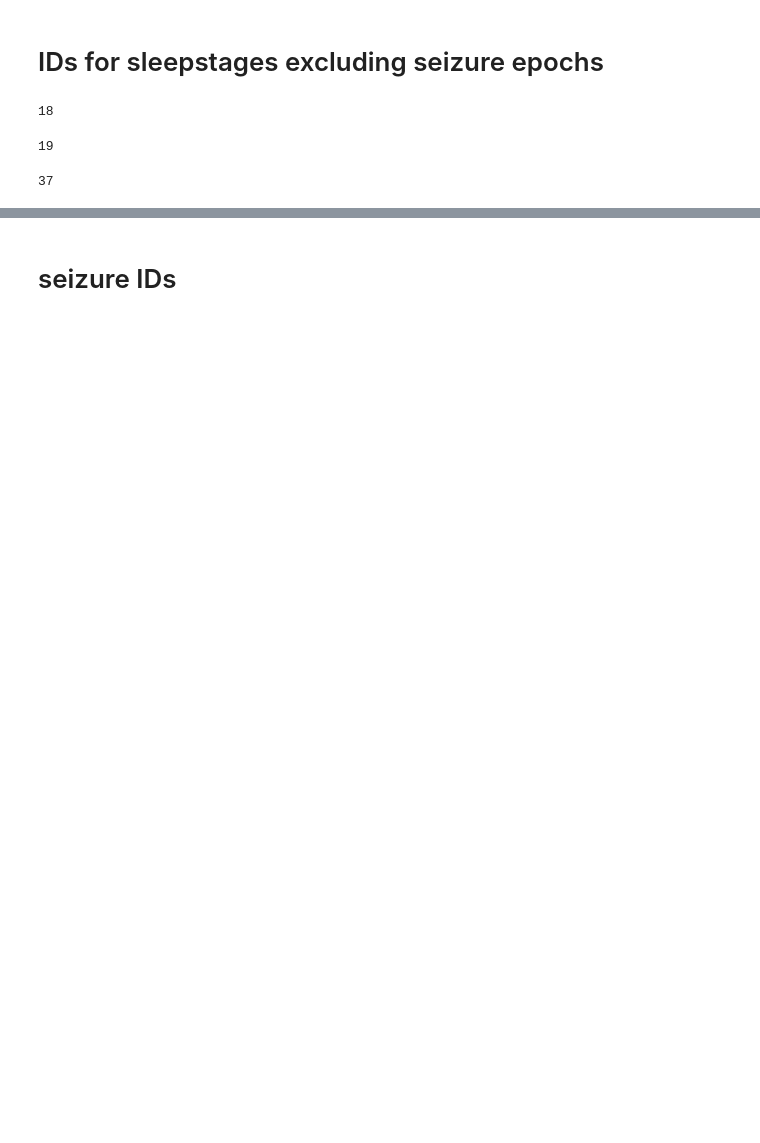
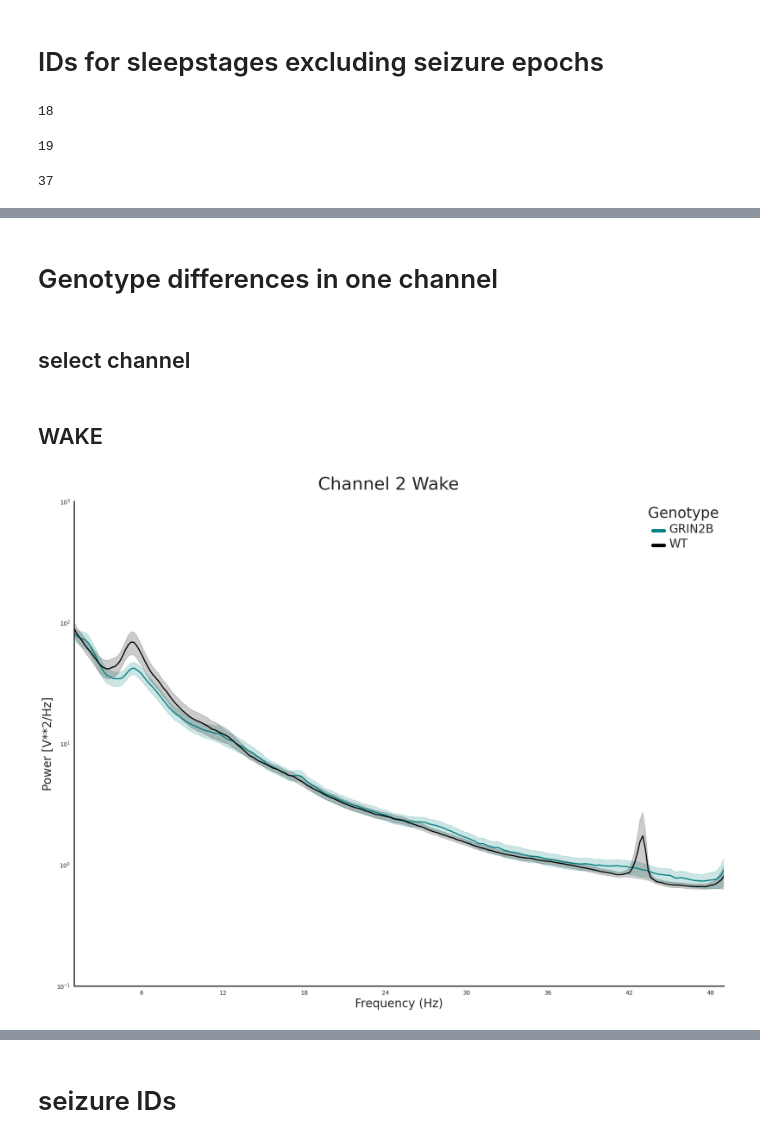
Before and after one commit to melissafasol/GRIN2B, a Jupyter notebook: notebooks/plotting_GRIN2B.ipynb, the cells around one changed output, grey strips where cells are left out. Drawn from its saved outputs; the diff is of its cells as text; code cells hidden in the pictures; blank space fills up the shorter version.

Commit message:
notebook updated to include plotting functions

```diff
--- a/notebooks/plotting_GRIN2B.ipynb
+++ b/notebooks/plotting_GRIN2B.ipynb
@@ -175,24 +94,0 @@ channel_list_plot = [2, 3, 4, 5, 6, 7, 8, 9, 10, 11, 12, 13, 15]
-# %%
-for channel in channel_list_plot:
-    data = nrem[nrem['Channel'] == channel]
-    print(data)
-    sns.set_style("white")
-    fig, axs = plt.subplots(1,1, figsize=(20,15), sharex = True, sharey=True)
-    genotype_palette = ['orangered', 'teal']
-    hue_order = ['GRIN2B', 'WT']
-    sns.lineplot(data=data, x='Frequency', y='Power', hue='Genotype', hue_order = hue_order,
-             palette = genotype_palette, linewidth = 2)
-    plt.suptitle('NREM Average ' + str(channel) + ' Channel', fontsize = 30, fontweight = 'bold')
-    sns.despine()
-    plt.yscale('log')
-    axs.set_xlim(1, 48)
-    axs.set(xlabel = 'Frequency (Hz)')
-    axs.set_ylim(10**-3, 10**3)
-    axs.set(ylabel = 'PSD [V**2/Hz]')
-    for axis in ['bottom','left']:
-        axs.spines[axis].set_linewidth(2)
-    plt.rcParams.update({'font.size': 15})
-    os.chdir('/home/melissa/RESULTS/GRIN2B/Power/NREM/Genotype_Average_Per_Channel/')
-    plt.savefig(str(channel) + '_nrem.jpg')
-    plt.show()
-    plt.clf()
@@ -277,0 +138,18 @@ for channel in channel_list_plot:
+# %% [markdown]
+# Genotype differences in one channel
+# %%
+save_directory_test = '/home/melissa/RESULTS/GRIN2B/PAPER/PLOTS/Test'
+# %% [markdown]
+## select channel
+# %%
+chan_2_wake = wake.loc[wake['Channel'] == 2]
+chan_2_nrem = nrem.loc[nrem['Channel'] == 2]
+chan_2_rem = rem.loc[rem['Channel'] == 2]
+# %% [markdown]
+## WAKE
+# %%
+plotting = PlottingGRIN2B()
+plotting.plot_genotype_average_by_channel(data_to_plot = chan_2_wake, channel = 2, sleepstage = 'Wake',
+                                          save_directory = save_directory_test)
+# %% [output]
+[figure, added]
```
Also changed, not shown: parts of 43 cells of this notebook.
